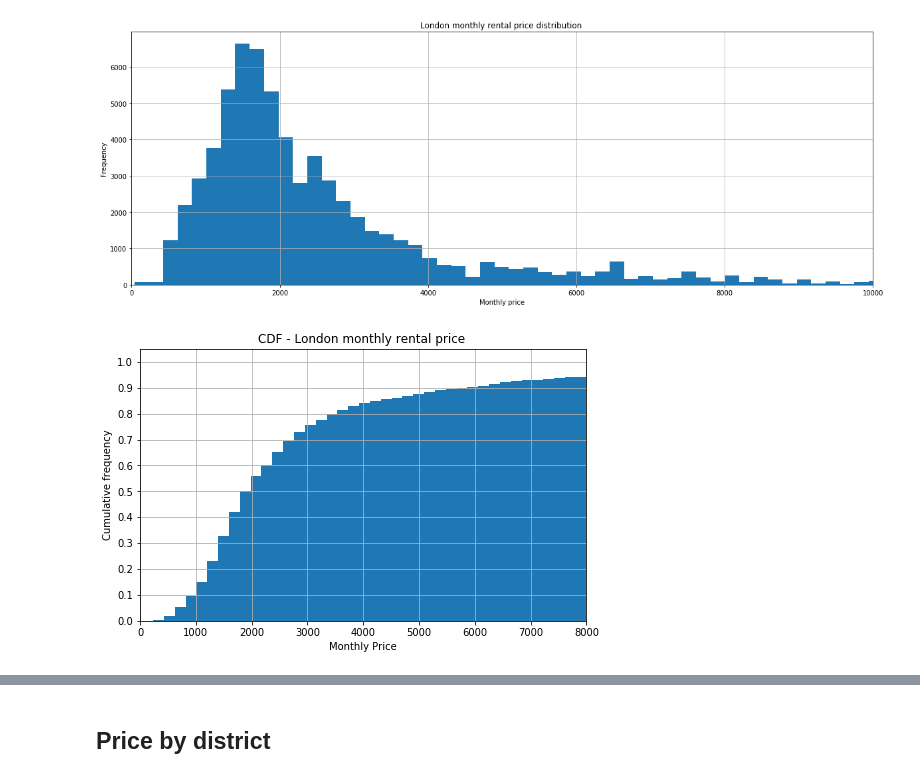
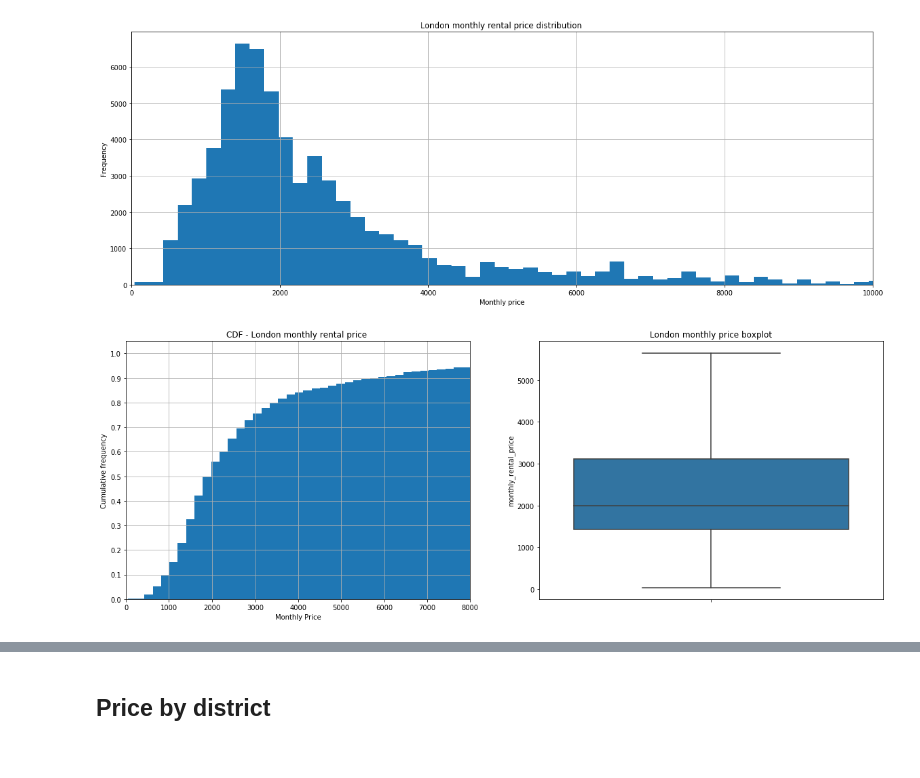
Before and after one commit to marco-cardoso/property_anomaly_detector_frontend, a Jupyter notebook: notebooks/eda.ipynb, the cells around one changed output, grey strips where cells are left out. Saved outputs shown, nothing was run; the diff lists cells and outputs as text; code cells hidden in the pictures.

```diff
--- a/notebooks/eda.ipynb
+++ b/notebooks/eda.ipynb
@@ -203,16 +200,21 @@ plt.show()
 # %% [output]
 [figure]
 # %%
-fig = plt.figure(figsize=(8, 5))
+fig, ax = plt.subplots(1, 2, figsize=(20, 7))
 
-df['monthly_rental_price'].hist(bins=1000, cumulative=True, density=True)
+df['monthly_rental_price'].hist(bins=1000, cumulative=True, density=True, ax=ax[0])
 
-plt.title("CDF - London monthly rental price ")
-plt.xlim([0, 8000])
+ax[0].set_title("CDF - London monthly rental price ")
+ax[0].set_xlim([0, 8000])
 
-plt.yticks(np.arange(0, 1.1, 0.1))
-plt.xlabel("Monthly Price")
-plt.ylabel("Cumulative frequency")
+ax[0].set_yticks(np.arange(0, 1.1, 0.1))
+ax[0].set_xlabel("Monthly Price")
+ax[0].set_ylabel("Cumulative frequency")
+
+
+sns.boxplot(y="monthly_rental_price", data=df, showfliers=False, ax=ax[1])
+ax[1].set_title("London monthly price boxplot")
+
 plt.show()
 # %% [output]
-[figure, old version]
+[figure, new version]
```
Also changed, not shown: parts of 10 cells of this notebook, 1 other file.
